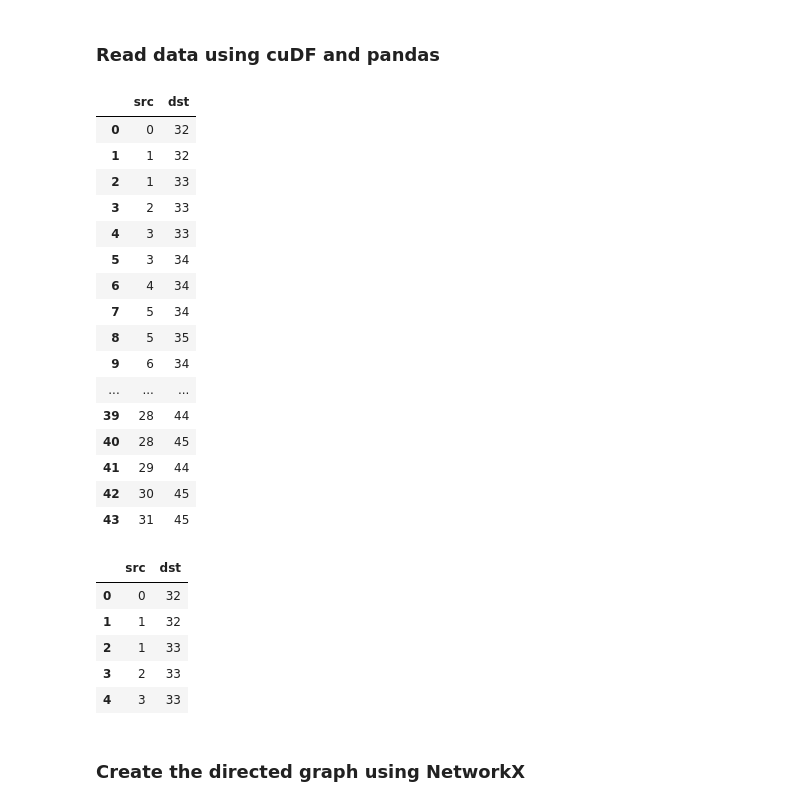
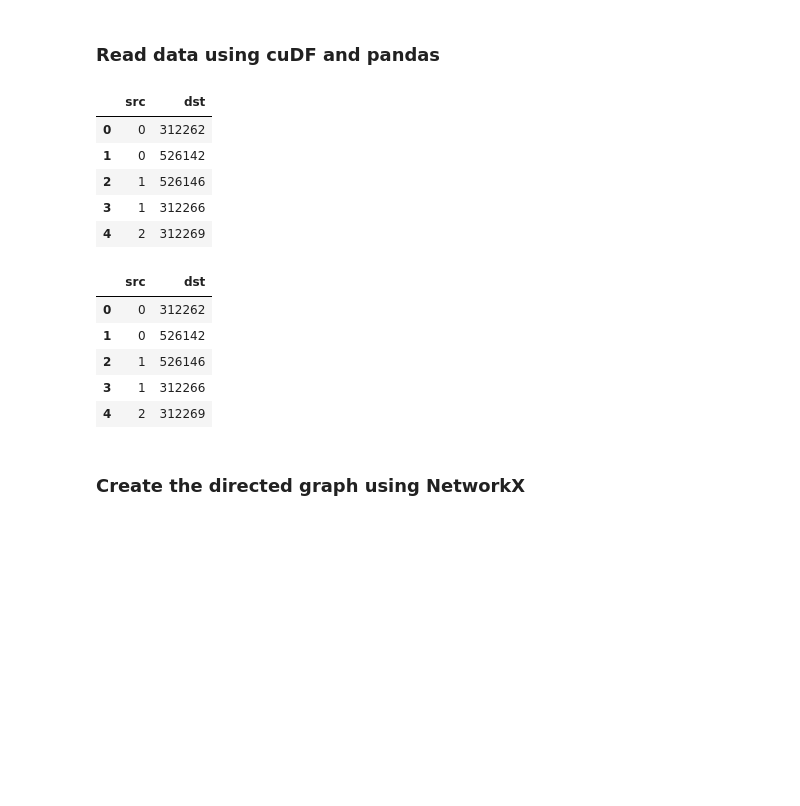
Before and after one commit to dorisnvidia/notebooks-1, a Jupyter notebook: cugraph/supplyChain/ArijitDatasetTest.ipynb, the cells around one changed output. Cells and saved outputs as stored; diff of their text form; code cells hidden in the pictures; blank space fills up the shorter version.

Commit message:
Arijit Feb28 dataset

```diff
--- a/cugraph/supplyChain/ArijitDatasetTest.ipynb
+++ b/cugraph/supplyChain/ArijitDatasetTest.ipynb
@@ -39,40 +39,29 @@ import matplotlib.pyplot as plt
 ### Read data using cuDF and pandas
 # %%
 # Test file
-datafile='../data/Arijit3.csv'
+datafile='../data/Arijit210.prefix.edgelist.csv'
 # %%
 # read the data using cuDF
-gdf = cudf.read_csv(datafile, delimiter=",", names=['src', 'dst'], dtype=['int32', 'int32'],skiprows=0)
-df = pd.read_csv(datafile, delimiter=",", names=['src', 'dst'], skiprows=0)
+gdf = cudf.read_csv(datafile, delimiter=",", names=['src', 'dst'], dtype=['int32', 'int32'],skiprows=1)
+df = pd.read_csv(datafile, delimiter=",", names=['src', 'dst'], skiprows=1)
 # %%
-gdf.to_pandas()
+gdf.head().to_pandas()
 # %% [output]
 |  | src | dst |
-| 0 | 0 | 32 |
-| 1 | 1 | 32 |
-| 2 | 1 | 33 |
-| 3 | 2 | 33 |
-| 4 | 3 | 33 |
-| 5 | 3 | 34 |
-| 6 | 4 | 34 |
-| 7 | 5 | 34 |
-| 8 | 5 | 35 |
-| 9 | 6 | 34 |
-| ... | ... | ... |
-| 39 | 28 | 44 |
-| 40 | 28 | 45 |
-| 41 | 29 | 44 |
-| 42 | 30 | 45 |
-| 43 | 31 | 45 |
+| 0 | 0 | 312262 |
+| 1 | 0 | 526142 |
+| 2 | 1 | 526146 |
+| 3 | 1 | 312266 |
+| 4 | 2 | 312269 |
 # %%
 df.head()
 # %% [output]
 |  | src | dst |
-| 0 | 0 | 32 |
-| 1 | 1 | 32 |
-| 2 | 1 | 33 |
-| 3 | 2 | 33 |
-| 4 | 3 | 33 |
+| 0 | 0 | 312262 |
+| 1 | 0 | 526142 |
+| 2 | 1 | 526146 |
+| 3 | 1 | 312266 |
+| 4 | 2 | 312269 |
 # %% [markdown]
 ### Create the directed graph using NetworkX
 # %%
```
Also changed, not shown: parts of 12 cells of this notebook.
